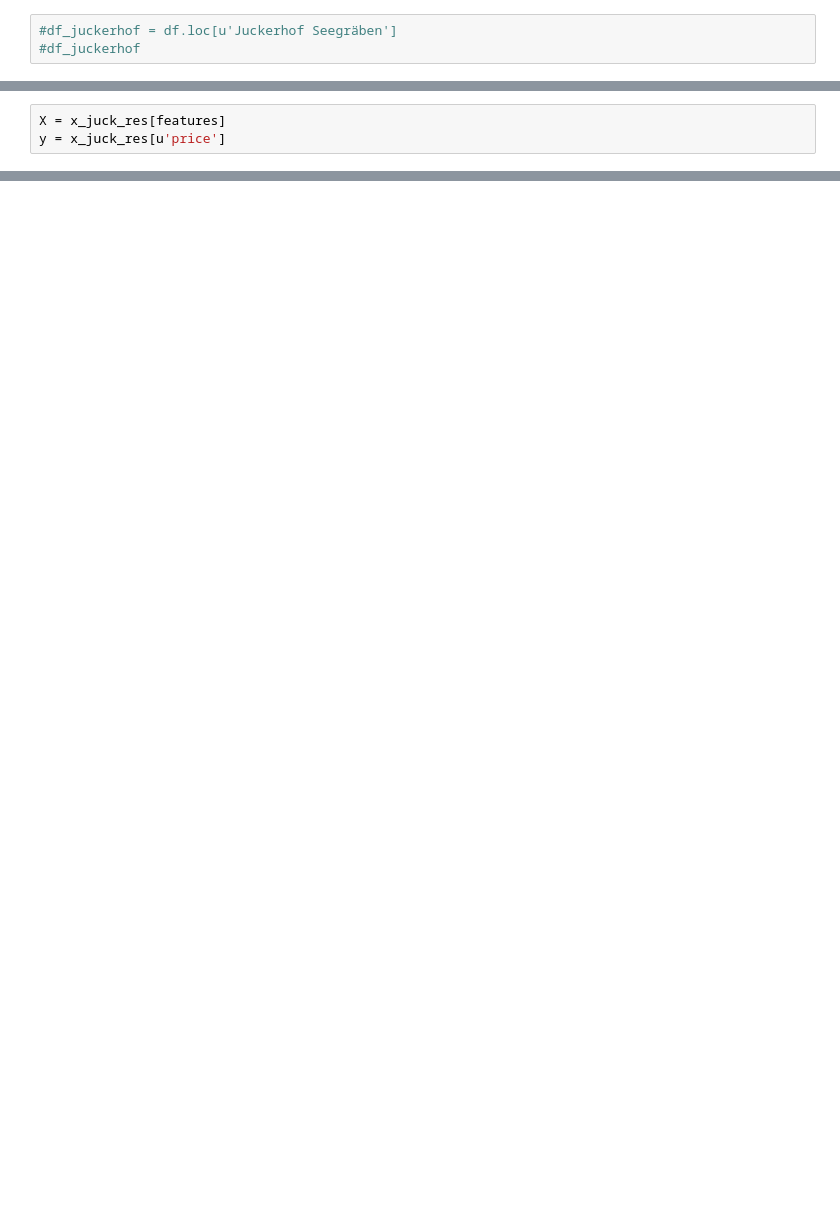
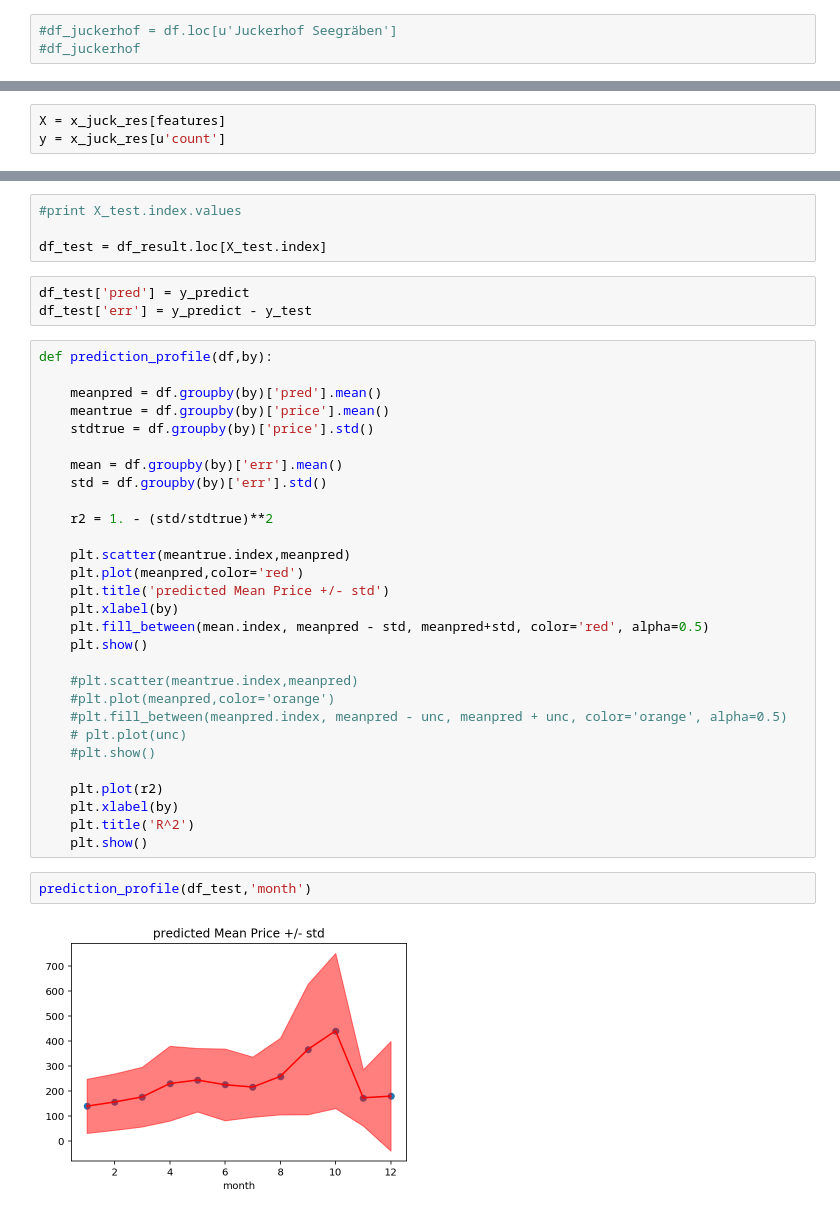
Before and after one commit to alafanechere/food-hackathon, a Jupyter notebook: forecast/stat_lasso.ipynb, the cells around one changed output, grey strips where cells are left out. Saved outputs shown, nothing was run; the diff lists cells and outputs as text; blank space fills up the shorter version.

```diff
--- a/forecast/stat_lasso.ipynb
+++ b/forecast/stat_lasso.ipynb
@@ -139,3 +89,3 @@ Index([     u'temperature',    u'precipitation',     u'snowfraction',
 # %%
 X = x_juck_res[features]
-y = x_juck_res[u'price']
+y = x_juck_res[u'count']
@@ -180,0 +156,40 @@ Name: 0, Length: 90, dtype: float64
+# %%
+#print X_test.index.values
+
+df_test = df_result.loc[X_test.index]
+# %%
+df_test['pred'] = y_predict
+df_test['err'] = y_predict - y_test
+# %%
+def prediction_profile(df,by):
+
+    meanpred = df.groupby(by)['pred'].mean()
+    meantrue = df.groupby(by)['price'].mean()
+    stdtrue = df.groupby(by)['price'].std()
+
+    mean = df.groupby(by)['err'].mean()
+    std = df.groupby(by)['err'].std()
+
+    r2 = 1. - (std/stdtrue)**2
+
+    plt.scatter(meantrue.index,meanpred)
+    plt.plot(meanpred,color='red')
+    plt.title('predicted Mean Price +/- std')
+    plt.xlabel(by)
+    plt.fill_between(mean.index, meanpred - std, meanpred+std, color='red', alpha=0.5)
+    plt.show()
+
+    #plt.scatter(meantrue.index,meanpred)
+    #plt.plot(meanpred,color='orange')
+    #plt.fill_between(meanpred.index, meanpred - unc, meanpred + unc, color='orange', alpha=0.5)
+    # plt.plot(unc)
+    #plt.show()
+
+    plt.plot(r2)
+    plt.xlabel(by)
+    plt.title('R^2')
+    plt.show()
+# %%
+prediction_profile(df_test,'month')
+# %% [output]
+[figure, added]
```
Also changed, not shown: parts of 25 cells of this notebook.
